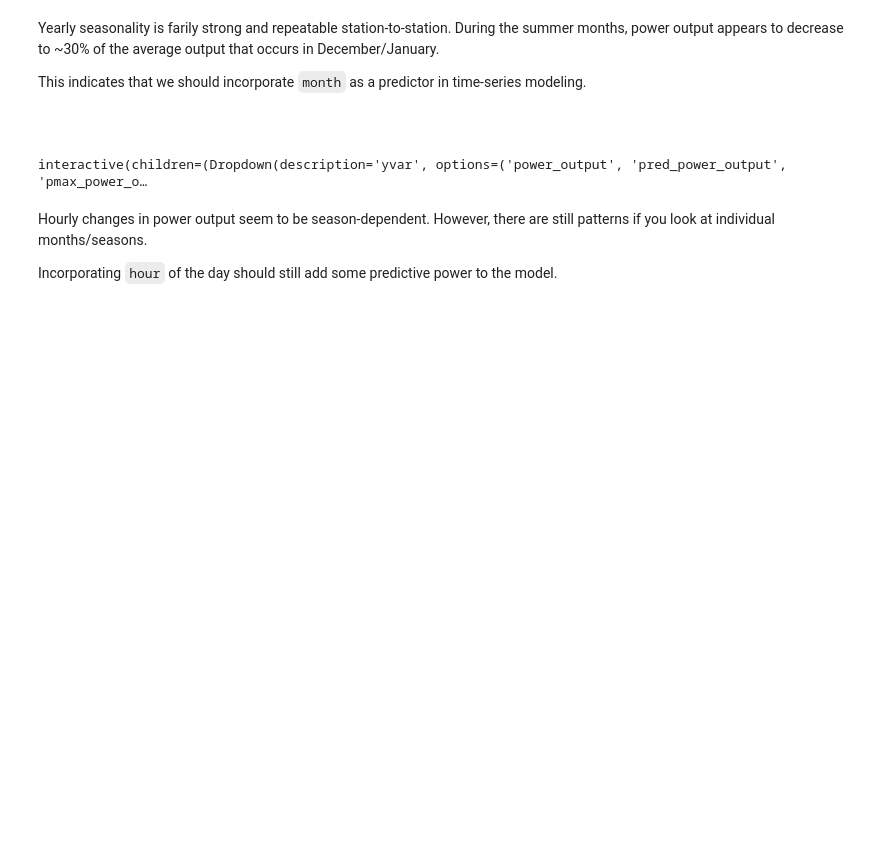
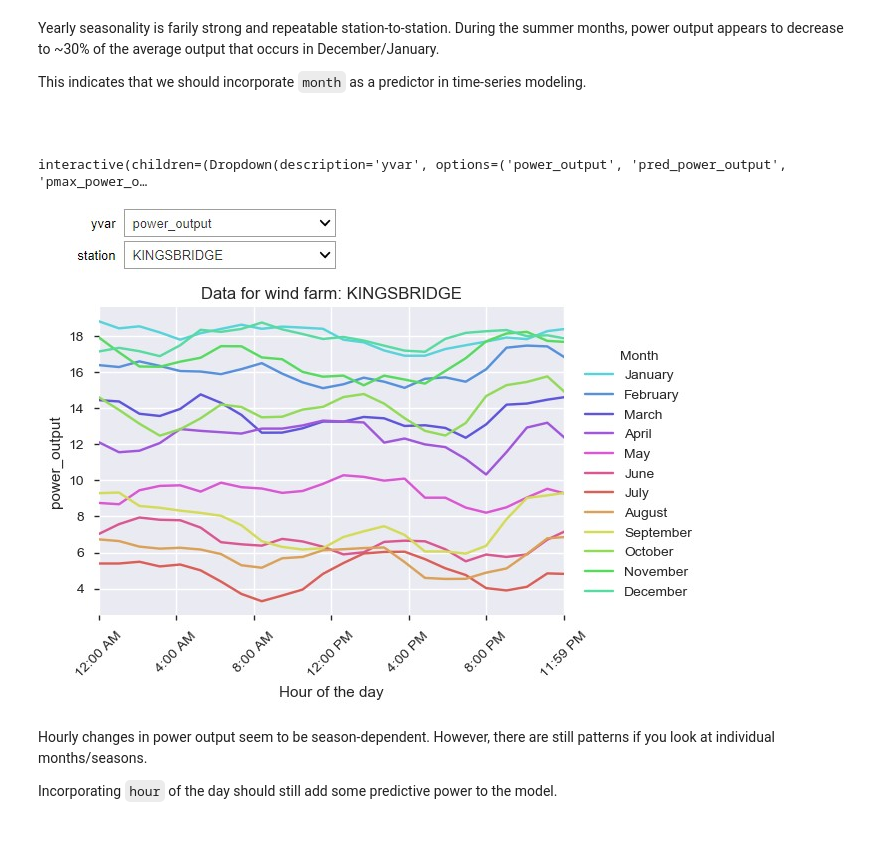
Before and after one commit to alacroix367/TDI-Proposal, a Jupyter notebook: lacroix-capstone-wind-energy-forecast.ipynb, the cells around one changed output. Cells and saved outputs as stored; diff of their text form; code cells hidden in the pictures; blank space fills up the shorter version.

```diff
--- a/lacroix-capstone-wind-energy-forecast.ipynb
+++ b/lacroix-capstone-wind-energy-forecast.ipynb
@@ -771,6 +779,10 @@ yvars = ['power_output','pred_power_output','pmax_power_output','pred_pmax_power
 interact(daily_avg, df = fixed(df), yvar = yvars, station = stations);
 # %% [output]
 interactive(children=(Dropdown(description='yvar', options=('power_output', 'pred_power_output', 'pmax_power_o…
+# %%
+Image('visualizations/C2_examining_houly_seasonality.jpg')
+# %% [output]
+[figure, added]
 # %% [markdown]
 Hourly changes in power output seem to be season-dependent. However, there are still patterns if you look at individual months/seasons.
 
```
Also changed, not shown: parts of 11 cells of this notebook, 15 other files.
